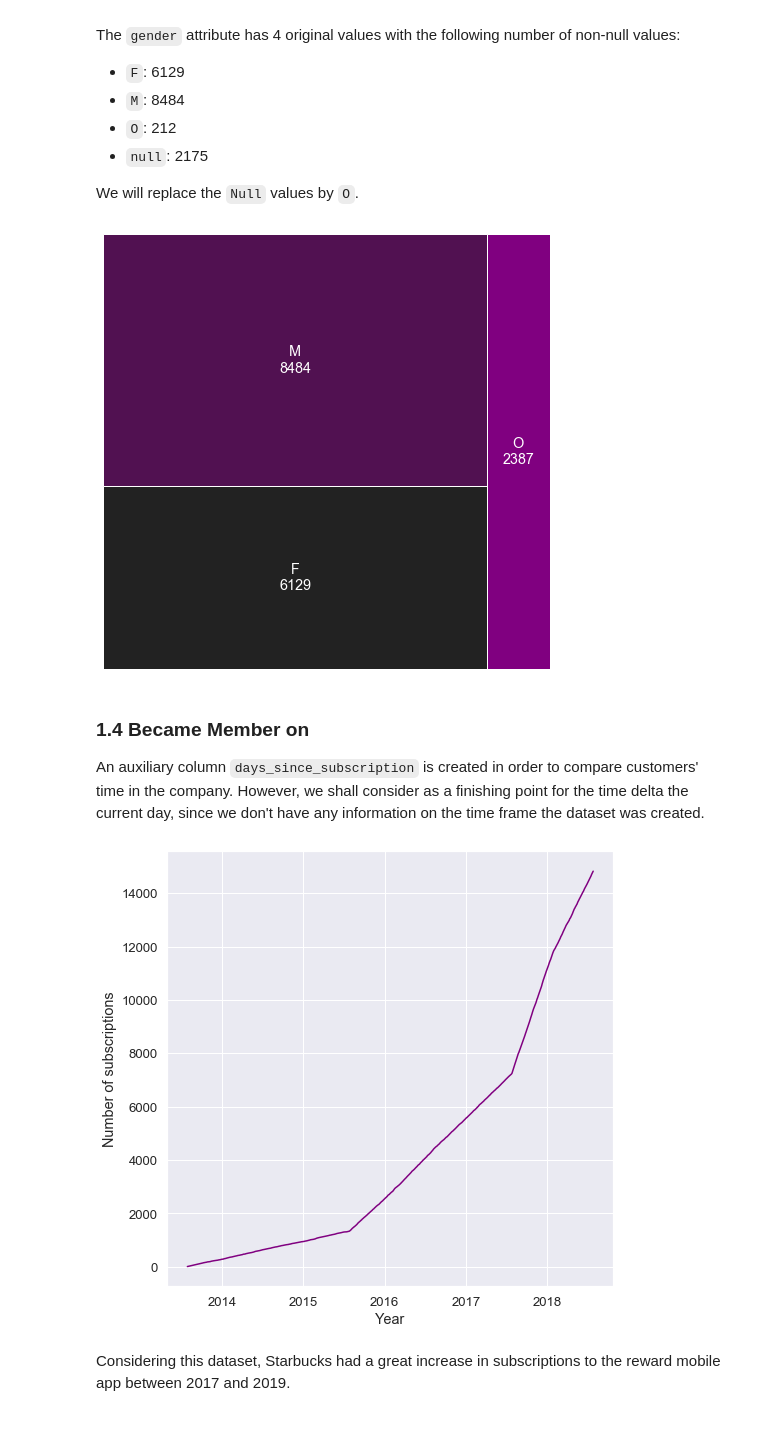
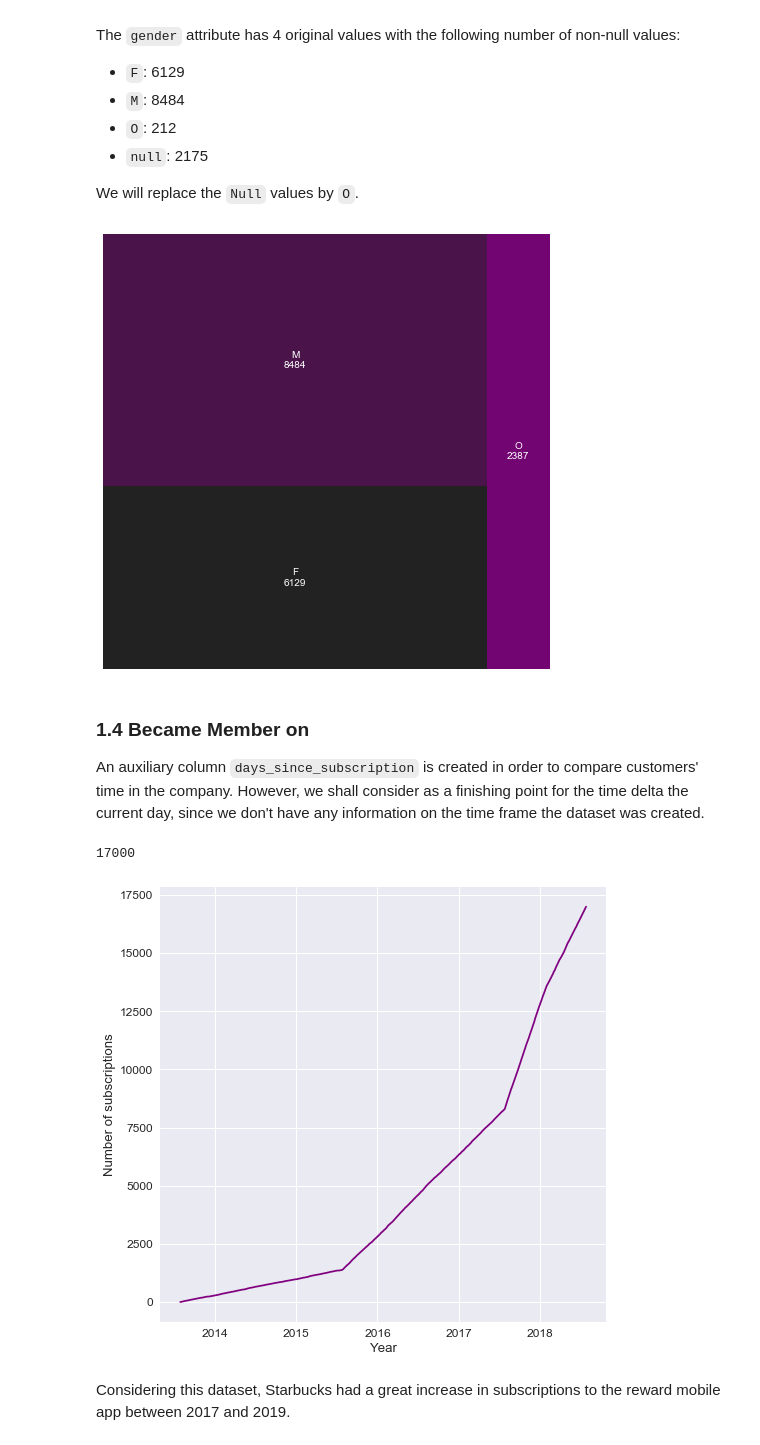
Before and after one commit to guedes-joaofelipe/ml-engineer-capstone, a Jupyter notebook: notebooks/exploratory_data_analysis.ipynb, the cells around one changed output. Cells and saved outputs as stored; diff of their text form; code cells hidden in the pictures.

```diff
--- a/notebooks/exploratory_data_analysis.ipynb
+++ b/notebooks/exploratory_data_analysis.ipynb
@@ -111,15 +104,15 @@ We will replace the `Null` values by `O`.
 profile['gender'] = profile['gender'].apply(lambda x: 'O' if x == None else x)
 # %%
 fig, ax = plt.subplots(figsize=(8,8))
-df_plot = profile.groupby(['gender']).count()['id'].reset_index(drop=False)
-df_plot['gender'] = df_plot['gender'] + '\n' + df_plot['id'].astype(str)
-squarify.plot(sizes=df_plot['id'], label=df_plot['gender'],
+df_plot = profile.groupby(['gender']).count()['person'].reset_index(drop=False)
+df_plot['gender'] = df_plot['gender'] + '\n' + df_plot['person'].astype(str)
+squarify.plot(sizes=df_plot['person'], label=df_plot['gender'],
               alpha=1, ax=ax, text_kwargs={'color':'white'},
               color=sns_palette.as_hex()[::3])
 ax.axis('off')
 fig.savefig(os.path.join(plots_dir, "gender_treemap.jpeg"), bbox_inches="tight")
 # %% [output]
-[figure, old version]
+[figure, new version]
 # %% [markdown]
 ### 1.4 Became Member on
 
@@ -127,16 +120,21 @@ An auxiliary column `days_since_subscription` is created in order to compare cus
 # %%
 profile['became_member_on'] = pd.to_datetime(profile['became_member_on'], format='%Y%m%d')
 profile["days_since_subscription"] = (pd.Timestamp.today()-profile.became_member_on).dt.days
+# %%
+profile['person'].nunique()
+# %% [output]
+17000
 # %%
 fig, ax = plt.subplots(figsize=(8,8))
 df_plot = profile.groupby(['became_member_on']).count()['person'].reset_index(drop=False)
-df_plot['id'] = df_plot['person'].cumsum()
-sns.lineplot(data=df_plot, x='became_member_on', y='id', ax=ax, color=palette)
+df_plot['person'] = df_plot['person'].cumsum()
+# sns.lineplot(data=df_plot, x='became_member_on', y='id', ax=ax, color=palette)
+ax.plot(df_plot["became_member_on"], df_plot["person"], color=palette)
 ax.grid(True)
 ax.set_ylabel('Number of subscriptions'), ax.set_xlabel('Year')
 fig.savefig(os.path.join(plots_dir, "subscription_evolution.jpeg"), bbox_inches="tight")
 # %% [output]
-[figure, old version]
+[figure, new version]
 # %% [markdown]
 Considering this dataset, Starbucks had a great increase in subscriptions to the reward mobile app between 2017 and 2019.
 # %%
```
Also changed, not shown: parts of 25 cells of this notebook, 27 other files.
